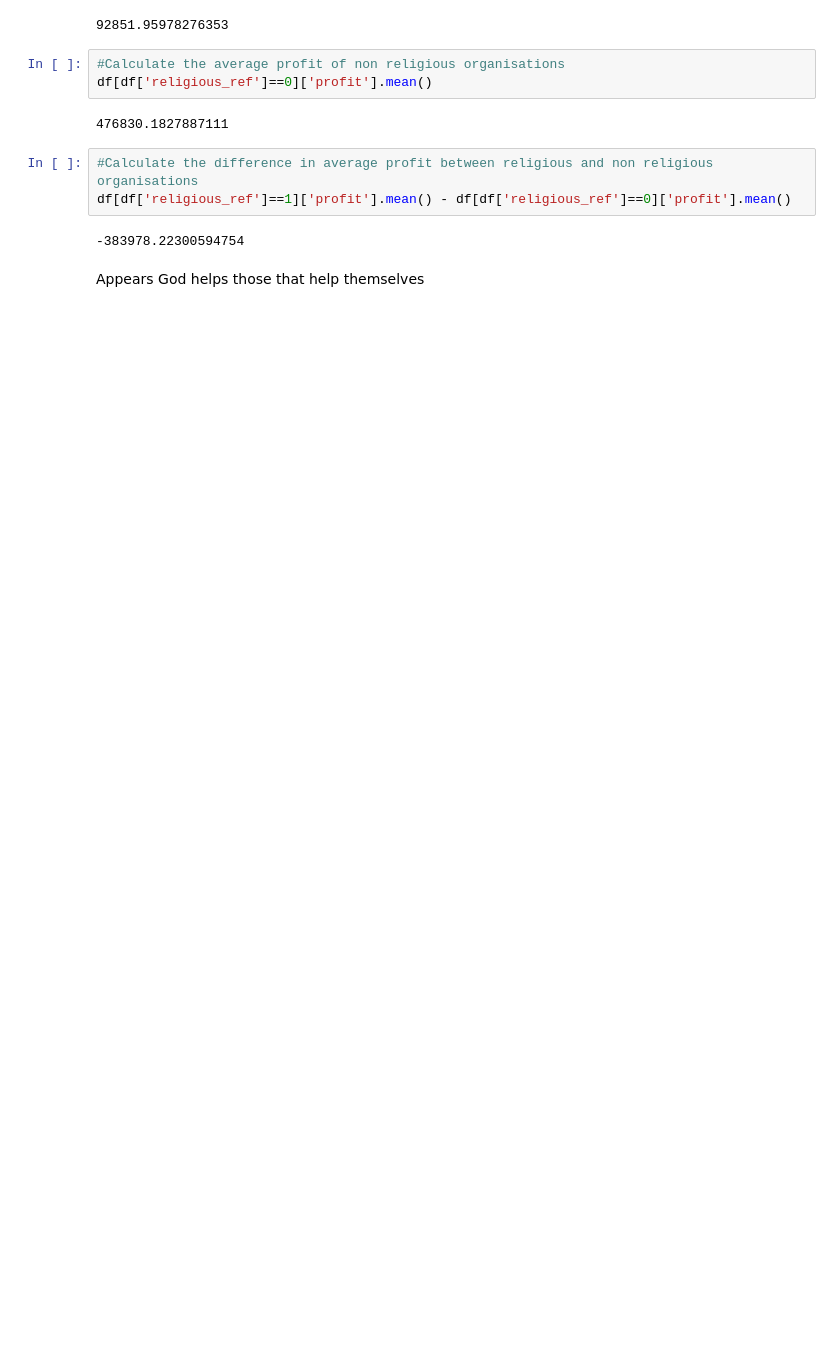
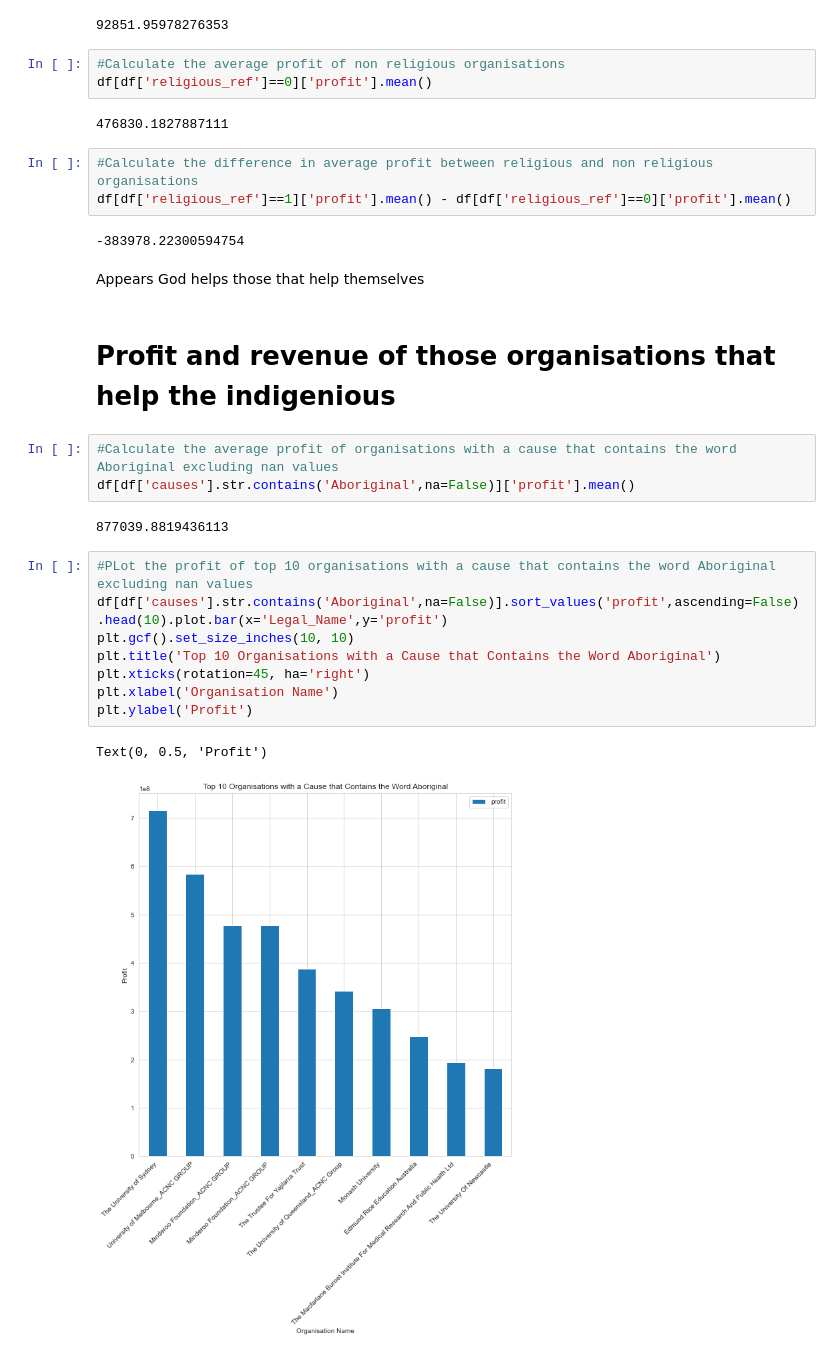
Before and after one commit to littletuna4/ACNC-Scrape_and_Process, a Jupyter notebook: analysis_of_main.ipynb, the cells around one changed output. Cells and saved outputs as stored; diff of their text form; blank space fills up the shorter version.

Commit message:
God, profit and aborginals an analysis

```diff
--- a/analysis_of_main.ipynb
+++ b/analysis_of_main.ipynb
@@ -381,3 +381,21 @@ df[df['religious_ref']==1]['profit'].mean() - df[df['religious_ref']==0]['profit
 -383978.22300594754
 # %% [markdown]
 Appears God helps those that help themselves
+# %% [markdown]
+# Profit and revenue of those organisations that help the indigenious
+# %%
+#Calculate the average profit of organisations with a cause that contains the word Aboriginal excluding nan values
+df[df['causes'].str.contains('Aboriginal',na=False)]['profit'].mean()
+# %% [output]
+877039.8819436113
+# %%
+#PLot the profit of top 10 organisations with a cause that contains the word Aboriginal excluding nan values
+df[df['causes'].str.contains('Aboriginal',na=False)].sort_values('profit',ascending=False).head(10).plot.bar(x='Legal_Name',y='profit')
+plt.gcf().set_size_inches(10, 10)
+plt.title('Top 10 Organisations with a Cause that Contains the Word Aboriginal')
+plt.xticks(rotation=45, ha='right')
+plt.xlabel('Organisation Name')
+plt.ylabel('Profit')
+# %% [output]
+Text(0, 0.5, 'Profit')
+[figure, added]
```
